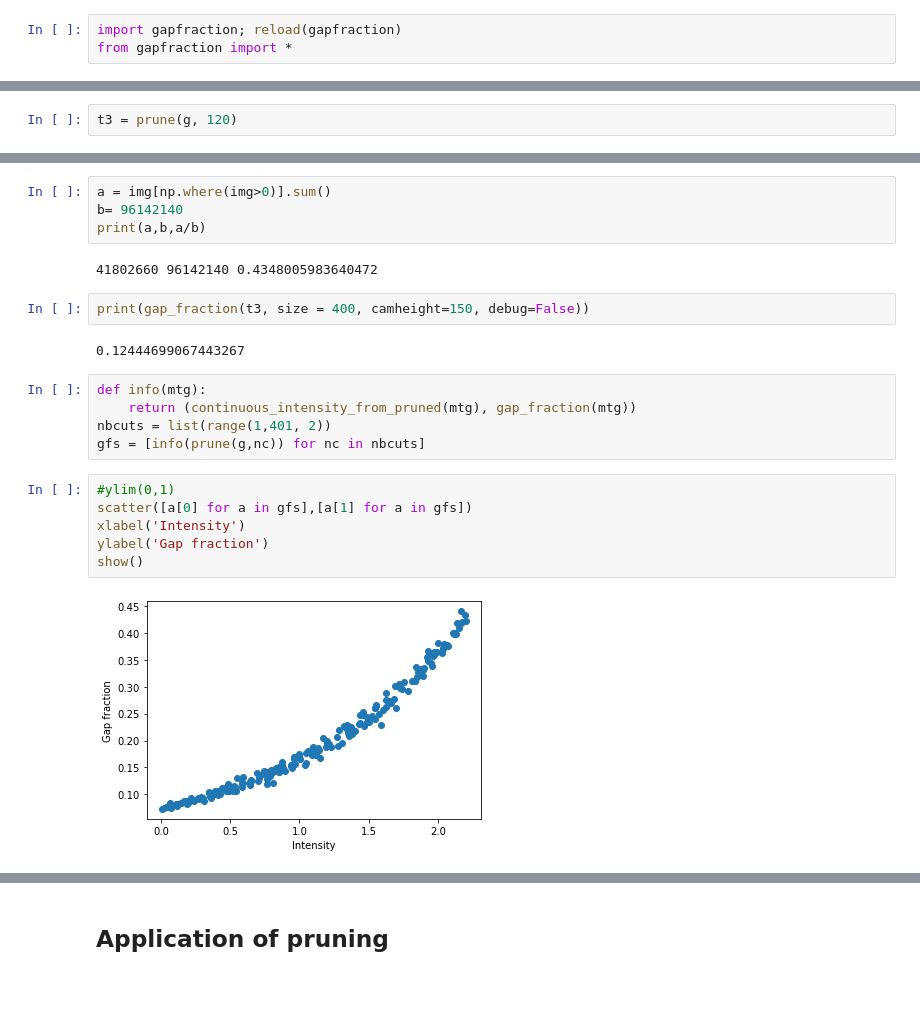
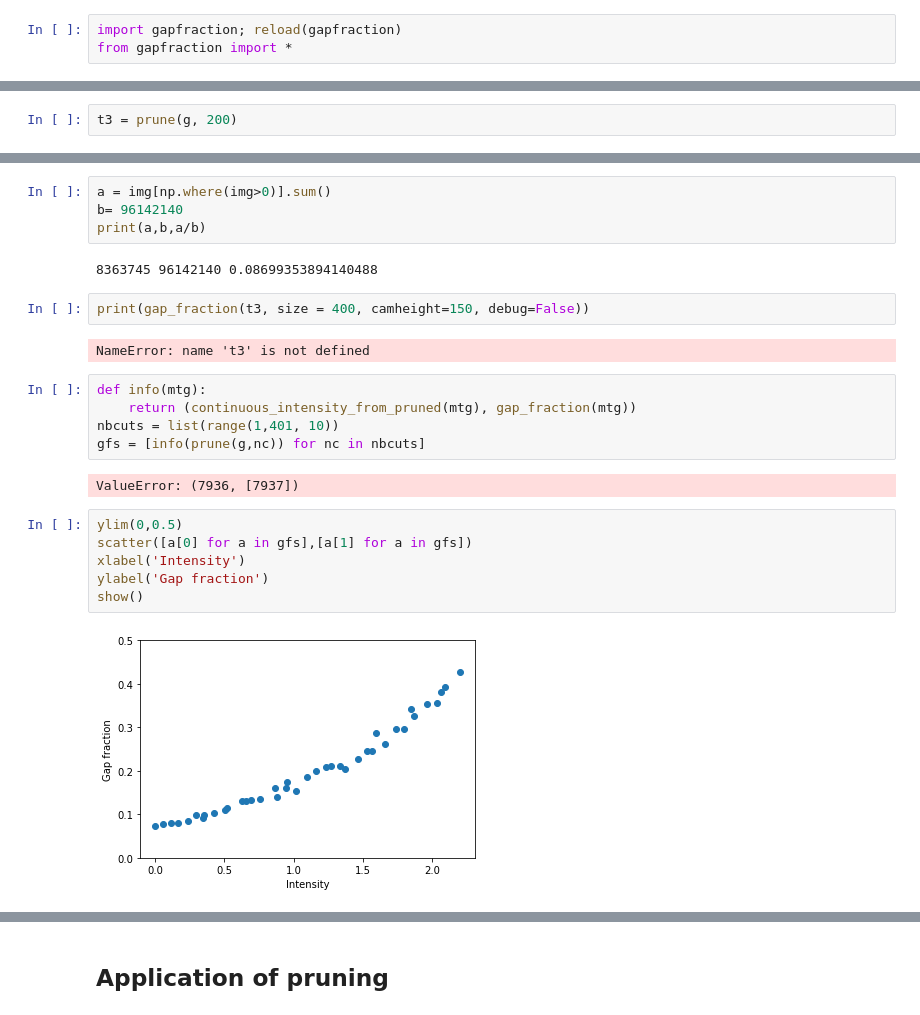
Before and after one commit to fredboudon/virtualpruning, a Jupyter notebook: notebooks/virtualpruning.ipynb, the cells around one changed output, grey strips where cells are left out. Cells and saved outputs as stored; diff of their text form; blank space fills up the shorter version.

```diff
--- a/notebooks/virtualpruning.ipynb
+++ b/notebooks/virtualpruning.ipynb
@@ -255,2 +369,2 @@ print(gf)
 # %%
-t3 = prune(g, 120)
+t3 = prune(g, 200)
@@ -276,24 +386,26 @@ a = img[np.where(img>0)].sum()
 b= 96142140
 print(a,b,a/b)
 # %% [output]
-41802660 96142140 0.4348005983640472
+8363745 96142140 0.08699353894140488
 # %%
 print(gap_fraction(t3, size = 400, camheight=150, debug=False))
 # %% [output]
-0.12444699067443267
+NameError: name 't3' is not defined
 # %%
 def info(mtg):
     return (continuous_intensity_from_pruned(mtg), gap_fraction(mtg))
-nbcuts = list(range(1,401, 2))
+nbcuts = list(range(1,401, 10))
 gfs = [info(prune(g,nc)) for nc in nbcuts]
+# %% [output]
+ValueError: (7936, [7937])
 # %%
-#ylim(0,1)
+ylim(0,0.5)
 scatter([a[0] for a in gfs],[a[1] for a in gfs])
 xlabel('Intensity')
 ylabel('Gap fraction')
 show()
 # %% [output]
-[figure, old version]
+[figure, new version]
 # %%
 print(info(prune(g,1)))
 # %% [output]
```
Also changed, not shown: parts of 31 cells of this notebook, 3 other files.
